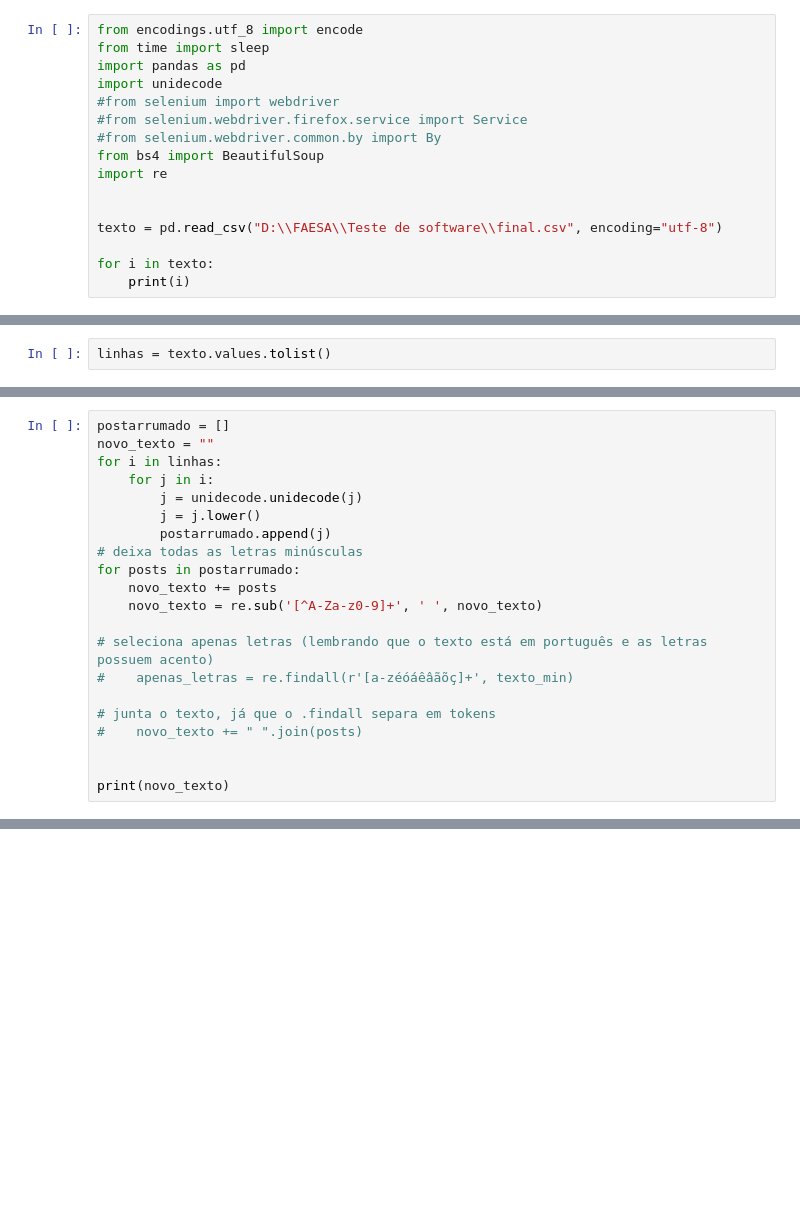
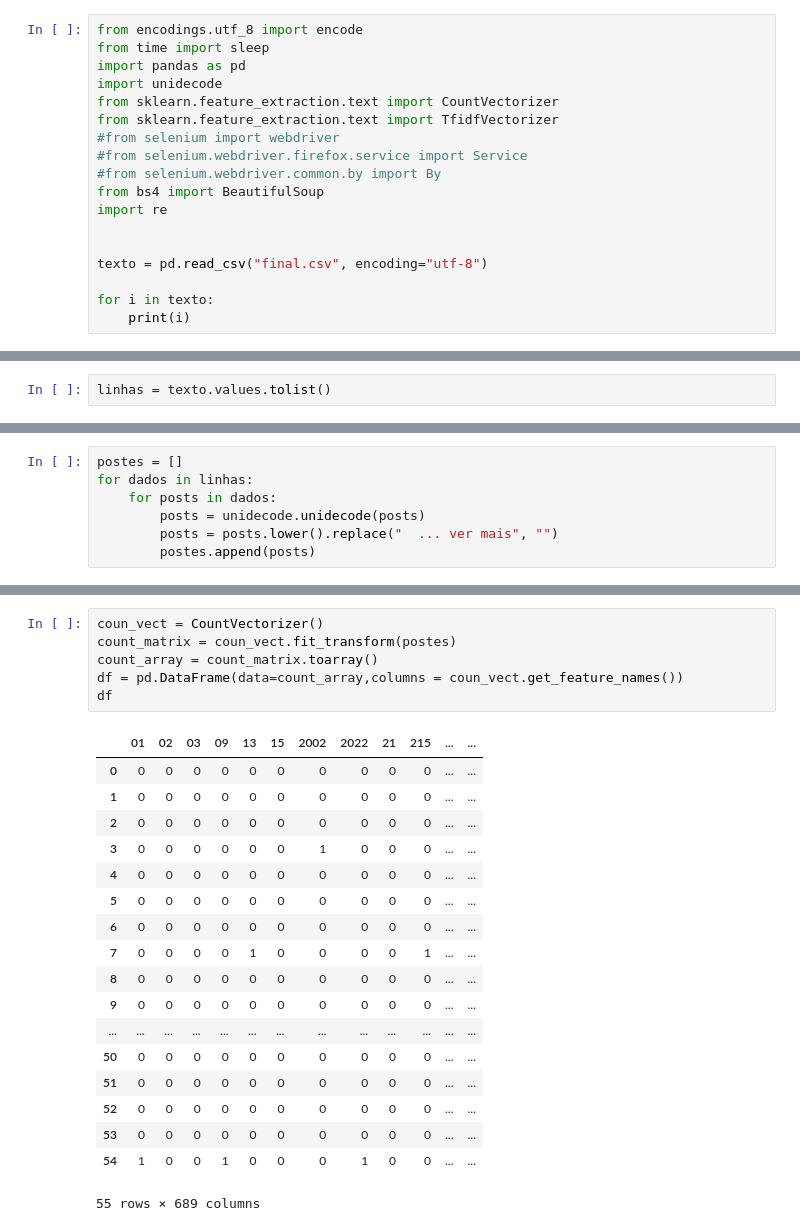
Before and after one commit to NickMC88/Projeto-Integrador-IV, a Jupyter notebook: ProjetoIntegradorIV.ipynb, the cells around one changed output, grey strips where cells are left out. Cells and saved outputs as stored; diff of their text form; blank space fills up the shorter version.

```diff
--- a/ProjetoIntegradorIV.ipynb
+++ b/ProjetoIntegradorIV.ipynb
@@ -12,6 +19,8 @@ from encodings.utf_8 import encode
 from time import sleep
 import pandas as pd
 import unidecode
+from sklearn.feature_extraction.text import CountVectorizer
+from sklearn.feature_extraction.text import TfidfVectorizer
 #from selenium import webdriver
 #from selenium.webdriver.firefox.service import Service
 #from selenium.webdriver.common.by import By
@@ -19,7 +28,7 @@ from bs4 import BeautifulSoup
 import re
 
 
-texto = pd.read_csv("D:\\FAESA\\Teste de software\\final.csv", encoding="utf-8")
+texto = pd.read_csv("final.csv", encoding="utf-8")
 
 for i in texto:
     print(i)
@@ -54,21 +42,0 @@ len(linhas)
-# %%
-postarrumado = []
-novo_texto = ""
-for i in linhas:
-    for j in i:
-        j = unidecode.unidecode(j)
-        j = j.lower()
-        postarrumado.append(j)
-# deixa todas as letras minúsculas
-for posts in postarrumado:
-    novo_texto += posts
-    novo_texto = re.sub('[^A-Za-z0-9]+', ' ', novo_texto)
-
-# seleciona apenas letras (lembrando que o texto está em português e as letras possuem acento)
-#    apenas_letras = re.findall(r'[a-zéóáêâãõç]+', texto_min)
-
-# junta o texto, já que o .findall separa em tokens
-#    novo_texto += " ".join(posts)
-
-
-print(novo_texto)
@@ -234,0 +43,7 @@ Teste
+# %%
+postes = []
+for dados in linhas:
+    for posts in dados:
+        posts = unidecode.unidecode(posts)
+        posts = posts.lower().replace("  ... ver mais", "")
+        postes.append(posts)
@@ -234,0 +70,25 @@ Teste
+# %%
+coun_vect = CountVectorizer()
+count_matrix = coun_vect.fit_transform(postes)
+count_array = count_matrix.toarray()
+df = pd.DataFrame(data=count_array,columns = coun_vect.get_feature_names())
+df
+# %% [output]
+|  | 01 | 02 | 03 | 09 | 13 | 15 | 2002 | 2022 | 21 | 215 | ... | ... |
+| 0 | 0 | 0 | 0 | 0 | 0 | 0 | 0 | 0 | 0 | 0 | ... | ... |
+| 1 | 0 | 0 | 0 | 0 | 0 | 0 | 0 | 0 | 0 | 0 | ... | ... |
+| 2 | 0 | 0 | 0 | 0 | 0 | 0 | 0 | 0 | 0 | 0 | ... | ... |
+| 3 | 0 | 0 | 0 | 0 | 0 | 0 | 1 | 0 | 0 | 0 | ... | ... |
+| 4 | 0 | 0 | 0 | 0 | 0 | 0 | 0 | 0 | 0 | 0 | ... | ... |
+| 5 | 0 | 0 | 0 | 0 | 0 | 0 | 0 | 0 | 0 | 0 | ... | ... |
+| 6 | 0 | 0 | 0 | 0 | 0 | 0 | 0 | 0 | 0 | 0 | ... | ... |
+| 7 | 0 | 0 | 0 | 0 | 1 | 0 | 0 | 0 | 0 | 1 | ... | ... |
+| 8 | 0 | 0 | 0 | 0 | 0 | 0 | 0 | 0 | 0 | 0 | ... | ... |
+| 9 | 0 | 0 | 0 | 0 | 0 | 0 | 0 | 0 | 0 | 0 | ... | ... |
+| ... | ... | ... | ... | ... | ... | ... | ... | ... | ... | ... | ... | ... |
+| 50 | 0 | 0 | 0 | 0 | 0 | 0 | 0 | 0 | 0 | 0 | ... | ... |
+| 51 | 0 | 0 | 0 | 0 | 0 | 0 | 0 | 0 | 0 | 0 | ... | ... |
+| 52 | 0 | 0 | 0 | 0 | 0 | 0 | 0 | 0 | 0 | 0 | ... | ... |
+| 53 | 0 | 0 | 0 | 0 | 0 | 0 | 0 | 0 | 0 | 0 | ... | ... |
+| 54 | 1 | 0 | 0 | 1 | 0 | 0 | 0 | 1 | 0 | 0 | ... | ... |
+55 rows × 689 columns
```
Also changed, not shown: parts of 21 cells of this notebook.
